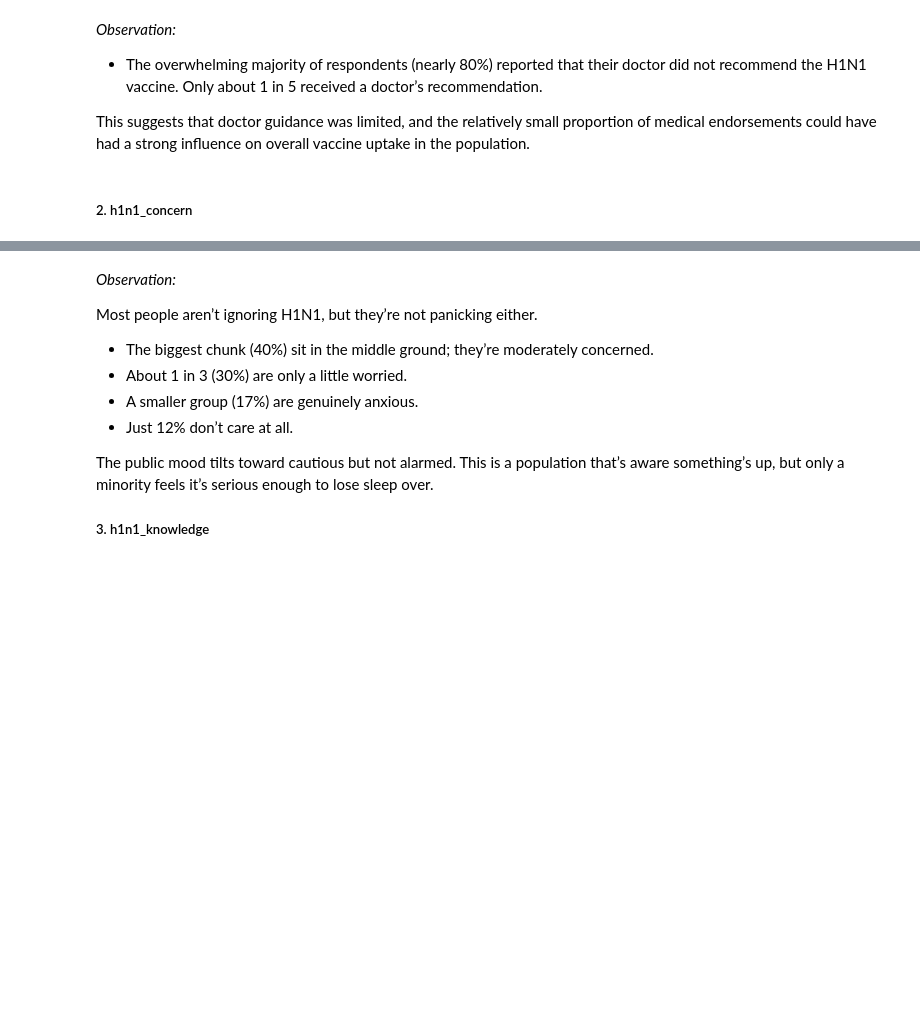
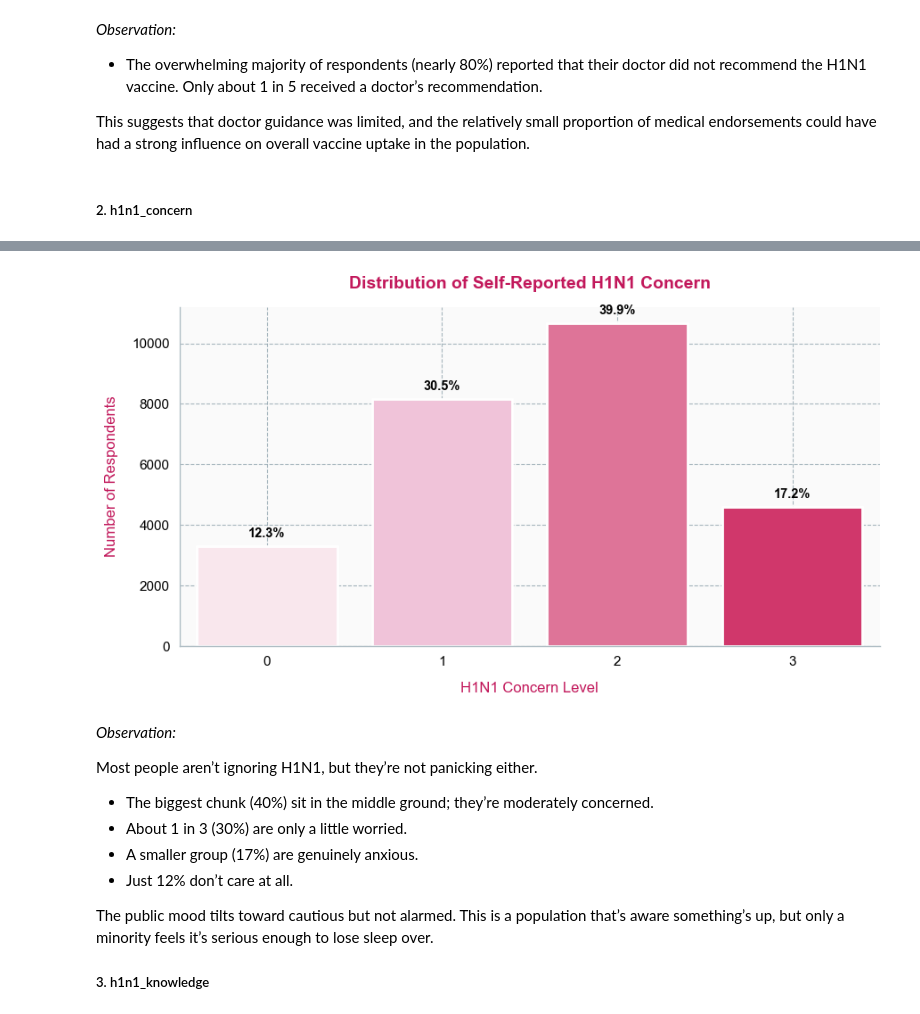
Before and after one commit to Vain-Guy/Predicting-H1N1-and-Seasonal-Flu-Vaccines, a Jupyter notebook: index.ipynb, the cells around one changed output, grey strips where cells are left out. Saved outputs shown, nothing was run; the diff lists cells and outputs as text; code cells hidden in the pictures; blank space fills up the shorter version.

```diff
--- a/index.ipynb
+++ b/index.ipynb
@@ -965,0 +950,74 @@ h1n1_concern
+# %%
+# Work on a copy
+df_h1n1_concern = train_data.copy()
+
+# Make variable datatype to int
+df_h1n1_concern['h1n1_concern'] = df_h1n1_concern['h1n1_concern'].astype(int)
+
+# Get value counts and percentages (sorted by index for consistent ordering)
+counts = df_h1n1_concern['h1n1_concern'].value_counts().sort_index()
+percentages = df_h1n1_concern['h1n1_concern'].value_counts(normalize=True).sort_index() * 100
+
+# Combine into a single DataFrame
+summary = pd.DataFrame({
+    "Concern": counts.index,
+    "Count": counts.values,
+    "Percentage": percentages.round(2).values
+})
+
+print("Self-Reported H1N1 Concern:\n", summary)
+
+# Visualise
+plt.figure(figsize=(9, 5))
+
+# Palette
+colors = ['#FCE4EC', '#F8BBD9', '#F06292', '#E91E63', '#C2185B']
+
+ax = sns.barplot(
+    data=summary,
+    x="Concern",
+    y="Count",
+    palette=colors[:len(summary)],
+    edgecolor="white",
+    linewidth=2
+)
+
+# Enhanced styling with professional appearance
+ax.set_title("Distribution of Self-Reported H1N1 Concern",
+             fontsize=14, pad=15, color='#C2185B', fontweight='semibold')
+ax.set_xlabel("H1N1 Concern Level", fontsize=12, labelpad=10.7, color='#C2185B', fontweight='500')
+ax.set_ylabel("Number of Respondents", fontsize=12, labelpad=10.7, color='#C2185B', fontweight='500')
+
+# Style the axes and ticks
+ax.tick_params(axis='both', which='major', labelsize=11, colors='black')
+ax.tick_params(axis='x', pad=8)
+ax.tick_params(axis='y', pad=8)
+
+# Add percentage labels on top of bars
+for i, row in summary.iterrows():
+    ax.text(
+        i, row["Count"] + (0.02 * summary["Count"].max()),
+        f"{row['Percentage']:.1f}%",
+        ha="center", va="bottom", color="black",
+        fontsize=10.5, fontweight="semibold"
+    )
+
+# Grid and background styling
+ax.grid(axis='both', alpha=0.8, linestyle='--', color='#90A4AE', linewidth=0.8)
+ax.set_facecolor('#FAFAFA')
+
+# Clean up spines
+for spine in ax.spines.values():
+    spine.set_color('#B0BEC5')
+    spine.set_linewidth(1)
+ax.spines['top'].set_visible(False)
+ax.spines['right'].set_visible(False)
+
+# Add subtle background styling
+plt.gca().patch.set_facecolor('#FAFAFA')
+plt.gcf().patch.set_facecolor('white')
+
+# Tighten it all up
+plt.tight_layout()
+plt.show()
+# %% [output]
@@ -966,3 +1030,4 @@ h1n1_concern
+[figure, added]
 # %% [markdown]
 *Observation:*
 
```
Also changed, not shown: parts of 26 cells of this notebook.
